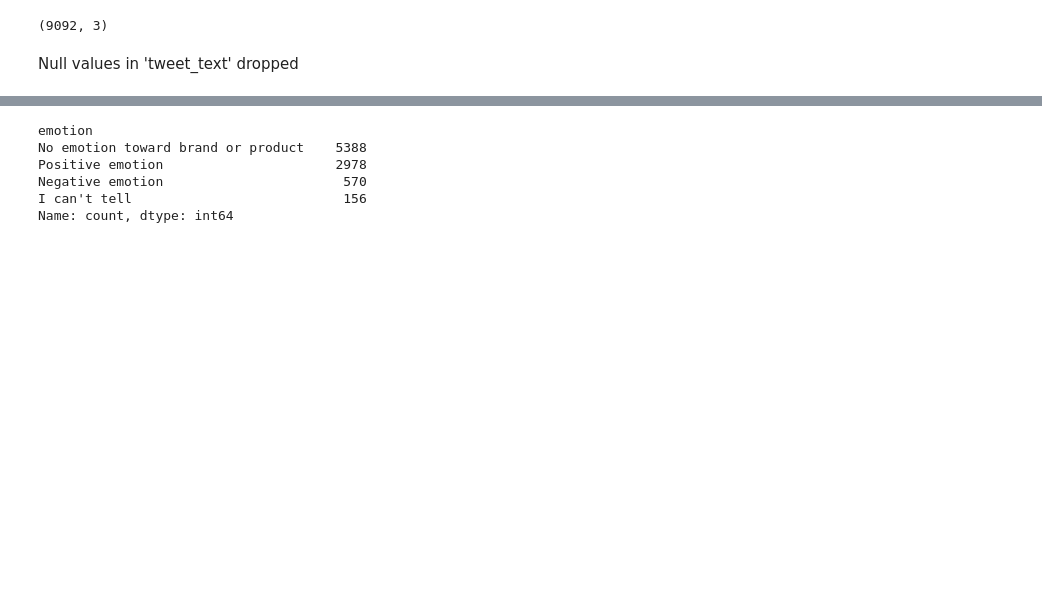
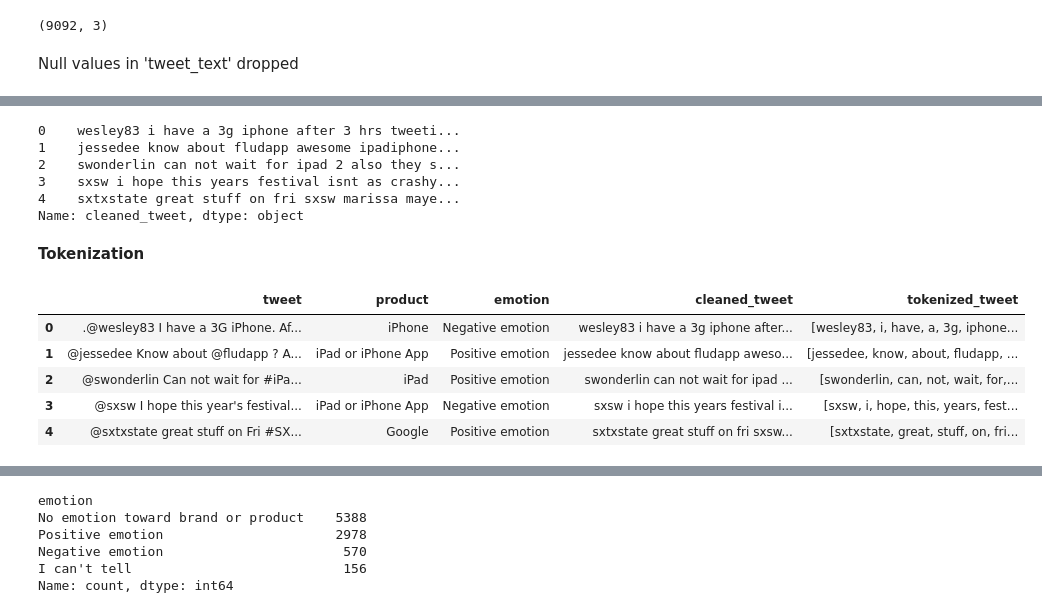
Before and after one commit to Geraldkigotho/NLP-tweet-sentiment-project, a Jupyter notebook: nlp_project.ipynb, the cells around one changed output, grey strips where cells are left out. Saved outputs shown, nothing was run; the diff lists cells and outputs as text; code cells hidden in the pictures; blank space fills up the shorter version.

```diff
--- a/nlp_project.ipynb
+++ b/nlp_project.ipynb
@@ -131,0 +134,4 @@ Null values in 'tweet_text' dropped
+# %%
+# # changing columns names by calling the class method
+df = clean_df.change_col_name()
+df
@@ -132,3 +152,31 @@ Null values in 'tweet_text' dropped
+# %%
+# doing text cleaning  by removing @, punctuation ,uppercase by hep of our class method
+df['cleaned_tweet'] = df['tweet'].apply(DataCleaning.clean_tweet)
+df['cleaned_tweet'].head()
+# %% [output]
+0    wesley83 i have a 3g iphone after 3 hrs tweeti...
+1    jessedee know about fludapp awesome ipadiphone...
+2    swonderlin can not wait for ipad 2 also they s...
+3    sxsw i hope this years festival isnt as crashy...
+4    sxtxstate great stuff on fri sxsw marissa maye...
+Name: cleaned_tweet, dtype: object
+# %% [markdown]
+**Tokenization**
+# %%
+#lets create a function to tokenize our cleaned_tweet
+def tokenize_text(cleaned_tweet):
+    return word_tokenize(cleaned_tweet)
+
+# Applying the tokenize_tweet function
+df['tokenized_tweet'] = df['cleaned_tweet'].apply(word_tokenize)
+df.head()
+# %% [output]
+|  | tweet | product | emotion | cleaned_tweet | tokenized_tweet |
+| 0 | .@wesley83 I have a 3G iPhone. Af... | iPhone | Negative emotion | wesley83 i have a 3g iphone after... | [wesley83, i, have, a, 3g, iphone... |
+| 1 | @jessedee Know about @fludapp ? A... | iPad or iPhone App | Positive emotion | jessedee know about fludapp aweso... | [jessedee, know, about, fludapp, ... |
+| 2 | @swonderlin Can not wait for #iPa... | iPad | Positive emotion | swonderlin can not wait for ipad ... | [swonderlin, can, not, wait, for,... |
+| 3 | @sxsw I hope this year's festival... | iPad or iPhone App | Negative emotion | sxsw i hope this years festival i... | [sxsw, i, hope, this, years, fest... |
+| 4 | @sxtxstate great stuff on Fri #SX... | Google | Positive emotion | sxtxstate great stuff on fri sxsw... | [sxtxstate, great, stuff, on, fri... |
 # %%
 # Load the cleaned dataset
 df = pd.read_csv('cleaned_dataset.csv')
```
Also changed, not shown: parts of 2 cells of this notebook.
